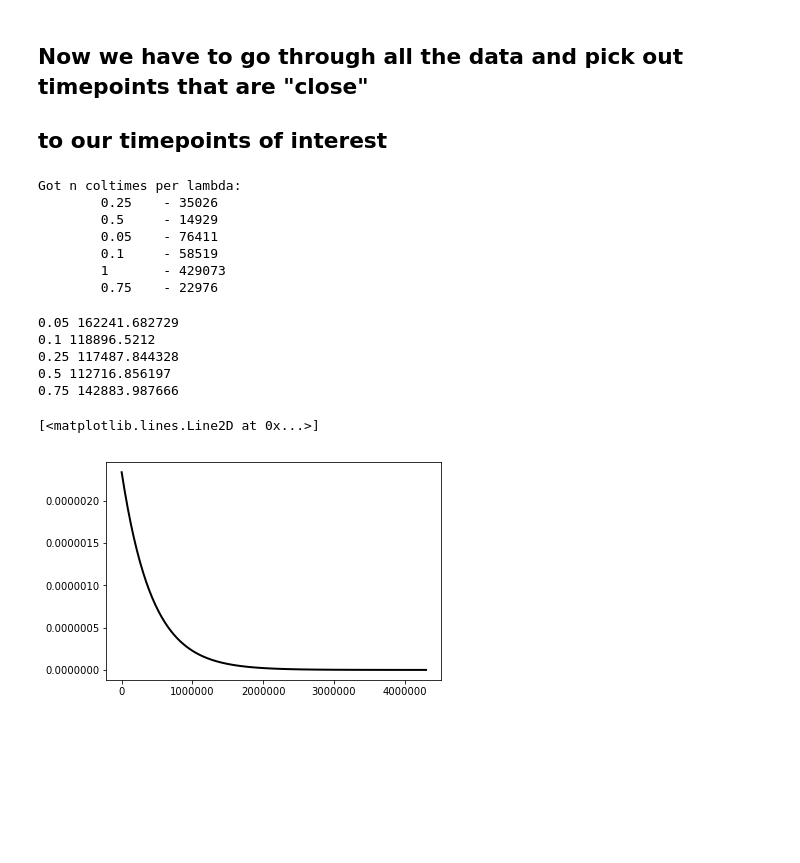
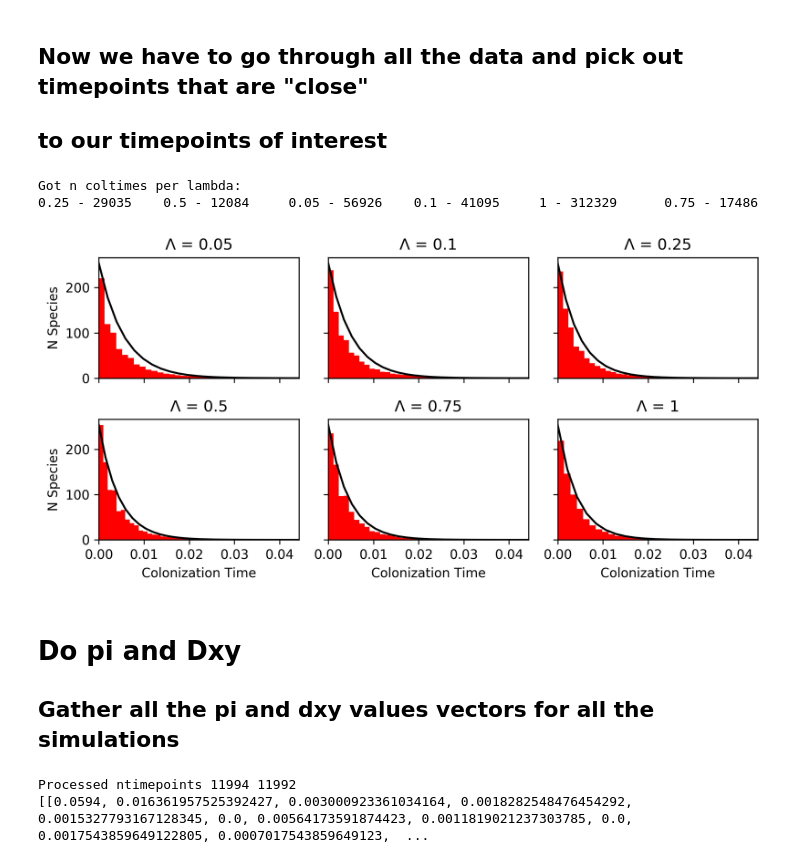
Before and after one commit to isaacovercast/gimmeSAD, a Jupyter notebook: ipython-notebooks/gimmeSAD-colonization_rate_distribution.ipynb, the cells around one changed output. Saved outputs shown, nothing was run; the diff lists cells and outputs as text; code cells hidden in the pictures; blank space fills up the shorter version.

```diff
--- a/ipython-notebooks/gimmeSAD-colonization_rate_distribution.ipynb
+++ b/ipython-notebooks/gimmeSAD-colonization_rate_distribution.ipynb
@@ -47,62 +120,56 @@ Processed ntimepoints 5057
 # %%
 time_tolerance = 0.01
 sampling_lambdas = [0.05, 0.1, 0.25, 0.5, 0.75, 1]
 
 ## Dict for storing distributions per timepoint
 lambda_dists = {perc:[] for perc in sampling_lambdas}
 
 ## Ineffecient but i don't care
 for percent in sampling_lambdas:
     coltimes = []
     for line in dat:
         ## If the difference between the lambda for each line
         ## is close enough to the sampling lambda we want then keep the coltimes
         if abs(line[0] - percent) < time_tolerance:
             coltimes.extend(line[2:])
     lambda_dists[percent] = coltimes
+    #lambda_dists[percent] = np.random.choice(coltimes, 12000, replace=False)
 print("Got n coltimes per lambda:")
 for k,v in lambda_dists.items():
-    print("\t{}\t- {}".format(k, len(v)))
+    print("{} - {}\t".format(k, len(v))),
+
+## Plot
+plot_pidxy_per_lambda(lambda_dists, "Colonization Time", nbins=150)
 # %% [output]
 Got n coltimes per lambda:
-        0.25    - 35026
-        0.5     - 14929
-        0.05    - 76411
-        0.1     - 58519
-        1       - 429073
-        0.75    - 22976
+0.25 - 29035    0.5 - 12084     0.05 - 56926    0.1 - 41095     1 - 312329      0.75 - 17486
+[figure, added]
-# %%
-from scipy.stats import expon
-f, axarr = plt.subplots(2, 3, figsize=(8,4), dpi=300)
-axarr = [a for b in axarr for a in b]
-
-for k, ax in zip(sampling_lambdas, axarr):
-    ax.set_title(u"Λ = {}".format(k))
-    coltimes = lambda_dists[k]
-    ax.hist(coltimes)
-    ax.set_ylabel('N Species', color='b')
-    ax.set_xlabel('Colonization Time', color='b')
-    ax.get_yaxis().set_ticks([])
-    ax.get_xaxis().set_ticks([])
-    #ax.get_xaxis().set_ticks(np.arange(min(coltimes), max(coltimes)+1, 1.0))
-    data = sorted(coltimes)
-    loc, sc = expon.fit(data, floc=0)
-    print("{} {}".format(k, sc))
-    rv = expon(scale=sc)
-    x = np.linspace(0, max(data), 100)
-
-    ax1 = ax.twinx()
-    ax1.plot(x, rv.pdf(x))
-    ax1.get_yaxis().set_ticks([])
-plt.tight_layout()
-# %% [output]
-0.05 162241.682729
-0.1 118896.5212
-0.25 117487.844328
-0.5 112716.856197
-0.75 142883.987666
-# %%
-plt.plot(x, rv.pdf(x), 'k-', lw=2, label='frozen pdf')
-# %% [output]
-[<matplotlib.lines.Line2D at 0x...>]
-[figure, removed]
+# %% [markdown]
+# Do pi and Dxy
+## Gather all the pi and dxy values vectors for all the simulations
+# %%
+files = glob.glob(SIMOUT_DIR + "*5000*/pidxy.txt")
+pi_dat = []
+dxy_dat = []
+for f in files:
+    lines = open(f).readlines()
+    tmp_pi = []
+    tmp_dxy = []
+    for line in lines:
+        try:
+            ## Parse each line and get rid of bracket characters
+            ldat = line.strip().split()
+            l = [float(ldat[0])] + [float(x.translate(None, "[],")) for x in ldat[2:]]
+            if "pi" in ldat:
+                tmp_pi.append(l)
+            else:
+                tmp_dxy.append(l)
+        except Exception as inst:
+            print(inst)
+    pi_dat.extend(tmp_pi)
+    dxy_dat.extend(tmp_dxy)
+print("Processed ntimepoints {} {}".format(len(pi_dat), len(dxy_dat)))
+print(pi_dat[:1])
+# %% [output]
+Processed ntimepoints 11994 11992
+[[0.0594, 0.016361957525392427, 0.003000923361034164, 0.0018282548476454292, 0.0015327793167128345, 0.0, 0.00564173591874423, 0.0011819021237303785, 0.0, 0.0017543859649122805, 0.0007017543859649123,  ...
```
Also changed, not shown: parts of 16 cells of this notebook.
